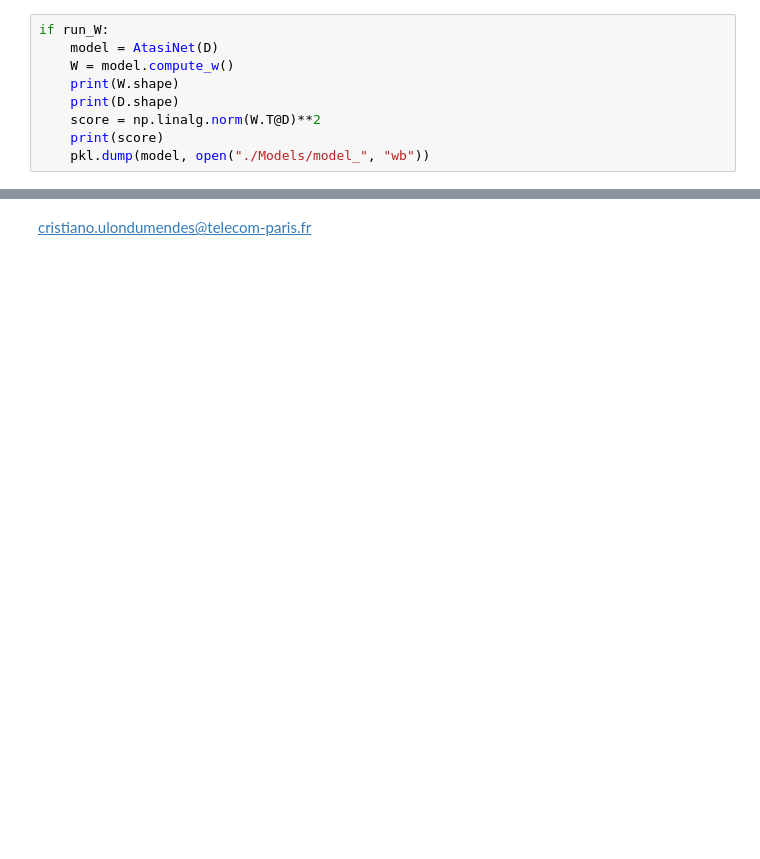
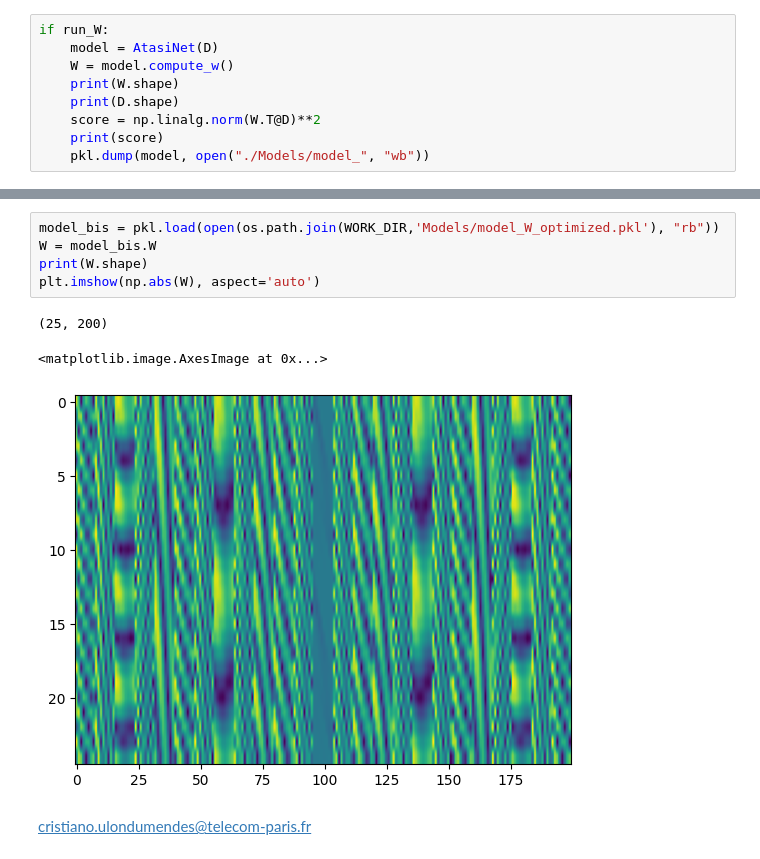
Before and after one commit to EscandeIsaya/IMA206_project, a Jupyter notebook: Isaya_Impl/scatterer.ipynb, the cells around one changed output, grey strips where cells are left out. Saved outputs shown, nothing was run; the diff lists cells and outputs as text; blank space fills up the shorter version.

```diff
--- a/Isaya_Impl/scatterer.ipynb
+++ b/Isaya_Impl/scatterer.ipynb
@@ -219,3 +216,12 @@ generate_data(save=True)
        dtype=object))
+# %%
+model_bis = pkl.load(open(os.path.join(WORK_DIR,'Models/model_W_optimized.pkl'), "rb"))
+W = model_bis.W
+print(W.shape)
+plt.imshow(np.abs(W), aspect='auto')
+# %% [output]
+(25, 200)
+<matplotlib.image.AxesImage at 0x...>
+[figure, added]
 # %% [markdown]
 cristiano.ulondumendes@telecom-paris.fr
```
Also changed, not shown: parts of 5 cells of this notebook, 2 other files.
